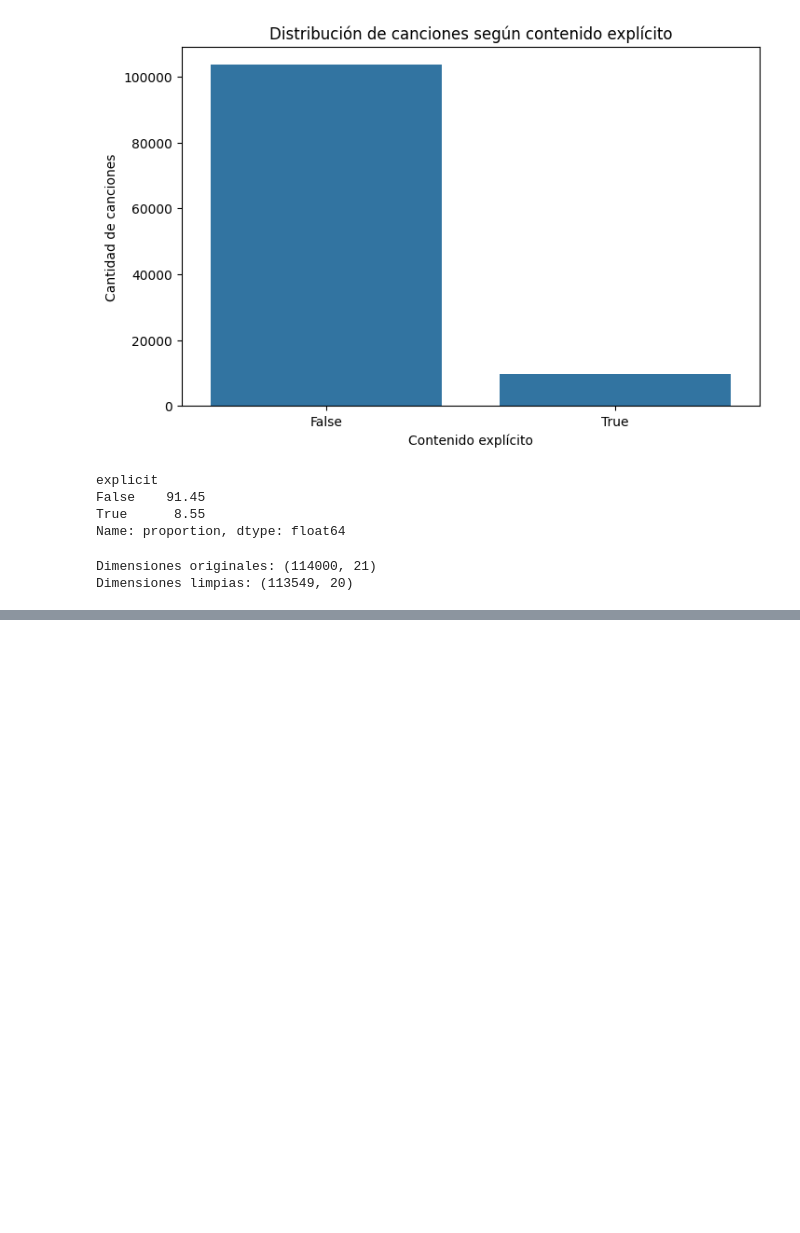
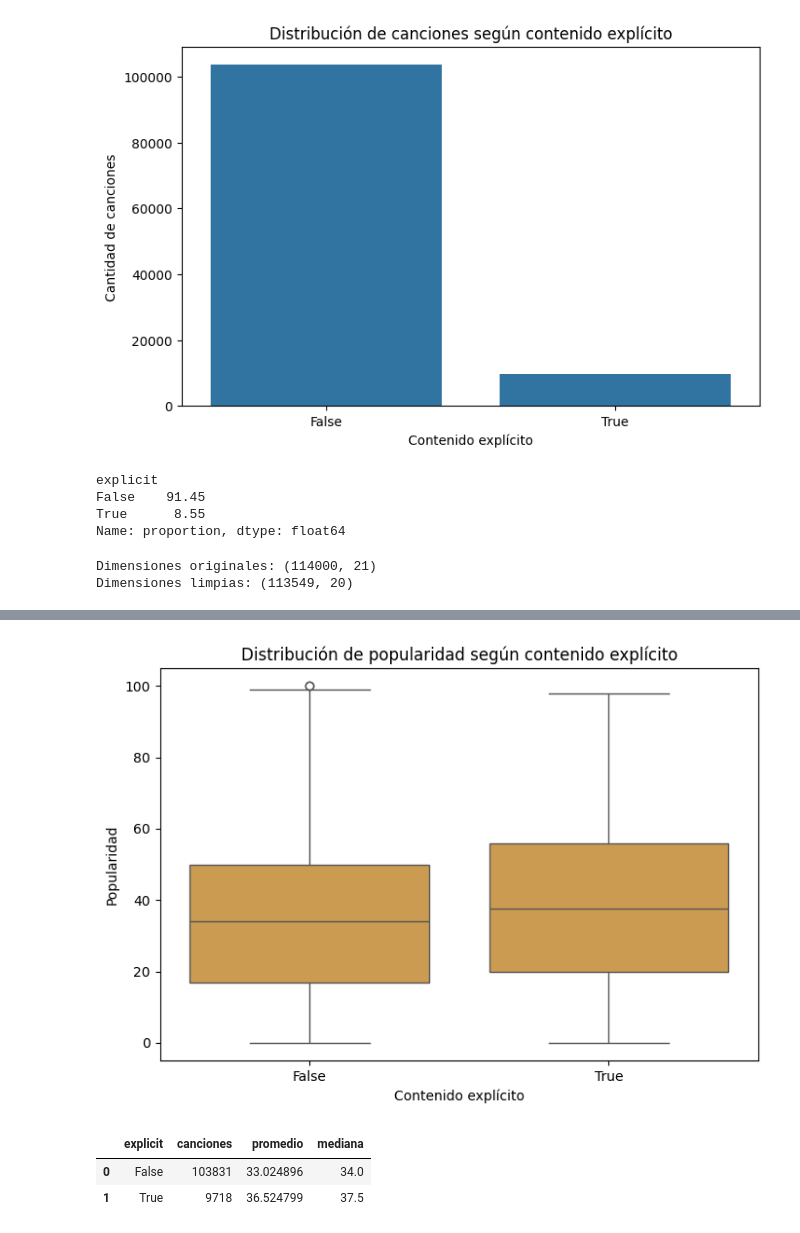
Before and after one commit to AllanxSF/eva1_machine_learning, a Jupyter notebook: notebooks/analisis.ipynb, the cells around one changed output, grey strips where cells are left out. Cells and saved outputs as stored; diff of their text form; code cells hidden in the pictures; blank space fills up the shorter version.

```diff
--- a/notebooks/analisis.ipynb
+++ b/notebooks/analisis.ipynb
@@ -360,3 +360,27 @@ print("Dimensiones limpias:", df_limpio.shape)
 # %% [output]
 Dimensiones originales: (114000, 21)
 Dimensiones limpias: (113549, 20)
+# %%
+# Transformaciones derivadas para el análisis y el modelamiento
+prepared = df_limpio.copy()
+
+prepared["duration_min"] = prepared["duration_ms"] / 60000
+prepared["explicit_int"] = prepared["explicit"].astype("int8")
+prepared["tempo_zero_flag"] = (prepared["tempo"] == 0).astype("int8")
+prepared["popularity_level"] = pd.cut(
+    prepared["popularity"],
+    bins=[-1, 25, 50, 75, 100],
+    labels=["baja", "media", "alta", "muy alta"]
+)
+
+# Variables categóricas codificadas para una futura etapa de modelamiento
+prepared_model = pd.get_dummies(
+    prepared.drop(columns=["popularity_level"]),
+    columns=["track_genre"],
+    dtype="int8"
+)
+
+print("Filas y columnas transformadas:", prepared.shape)
+print("Nulos en la tabla transformada:", int(prepared.isna().sum().sum()))
+print("Rango de popularity:", int(prepared["popularity"].min()), "a", int(prepared["popularity"].max()))
+prepared[["duration_min", "explicit_int", "tempo_zero_flag", "popularity_level"]].head()
@@ -362,0 +463,23 @@ Dimensiones limpias: (113549, 20)
+# %%
+# Comparación de popularidad según contenido explícito
+resumen_explicit = (
+    prepared.groupby("explicit", observed=True)["popularity"]
+    .agg(canciones="size", promedio="mean", mediana="median")
+    .reset_index()
+)
+
+plt.figure(figsize=(7, 5))
+sns.boxplot(data=prepared, x="explicit", y="popularity", color="#e09f3e")
+plt.title("Distribución de popularidad según contenido explícito")
+plt.xlabel("Contenido explícito")
+plt.ylabel("Popularidad")
+plt.tight_layout()
+plt.savefig("../images/popularidad_por_contenido_explicito.png", dpi=300, bbox_inches="tight")
+plt.show()
+
+resumen_explicit
+# %% [output]
+[figure, added]
+|  | explicit | canciones | promedio | mediana |
+| 0 | False | 103831 | 33.024896 | 34.0 |
+| 1 | True | 9718 | 36.524799 | 37.5 |
```
Also changed, not shown: parts of 8 cells of this notebook, 11 other files.
